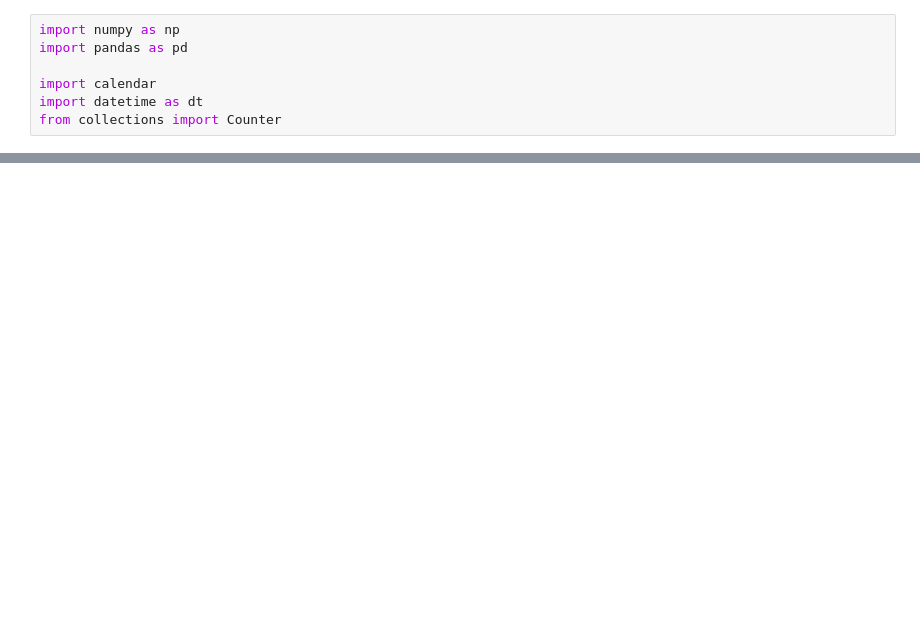
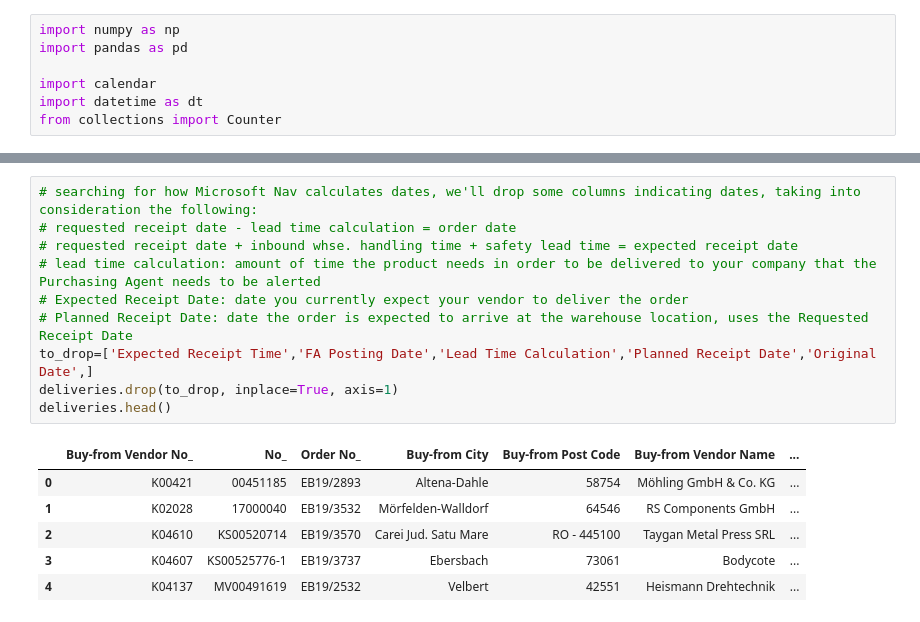
Before and after one commit to virginiaperdomoc/Delivery-Performance-Dashboard, a Jupyter notebook: lieferzeile.ipynb, the cells around one changed output, grey strips where cells are left out. Cells and saved outputs as stored; diff of their text form; blank space fills up the shorter version.

```diff
--- a/lieferzeile.ipynb
+++ b/lieferzeile.ipynb
@@ -270,0 +107,17 @@ lieferzeile.to_csv(r'lieferzeile_clean.csv', index=False);
+# %%
+# searching for how Microsoft Nav calculates dates, we'll drop some columns indicating dates, taking into consideration the following:
+# requested receipt date - lead time calculation = order date
+# requested receipt date + inbound whse. handling time + safety lead time = expected receipt date
+# lead time calculation: amount of time the product needs in order to be delivered to your company that the Purchasing Agent needs to be alerted
+# Expected Receipt Date: date you currently expect your vendor to deliver the order
+# Planned Receipt Date: date the order is expected to arrive at the warehouse location, uses the Requested Receipt Date
+to_drop=['Expected Receipt Time','FA Posting Date','Lead Time Calculation','Planned Receipt Date','Original Date',]
+deliveries.drop(to_drop, inplace=True, axis=1)
+deliveries.head()
+# %% [output]
+|  | Buy-from Vendor No_ | No_ | Order No_ | Buy-from City | Buy-from Post Code | Buy-from Vendor Name | ... |
+| 0 | K00421 | 00451185 | EB19/2893 | Altena-Dahle | 58754 | Möhling GmbH & Co. KG | ... |
+| 1 | K02028 | 17000040 | EB19/3532 | Mörfelden-Walldorf | 64546 | RS Components GmbH | ... |
+| 2 | K04610 | KS00520714 | EB19/3570 | Carei Jud. Satu Mare | RO - 445100 | Taygan Metal Press SRL | ... |
+| 3 | K04607 | KS00525776-1 | EB19/3737 | Ebersbach | 73061 | Bodycote | ... |
+| 4 | K04137 | MV00491619 | EB19/2532 | Velbert | 42551 | Heismann Drehtechnik | ... |
```
Also changed, not shown: parts of 52 cells of this notebook, 14 other files.
